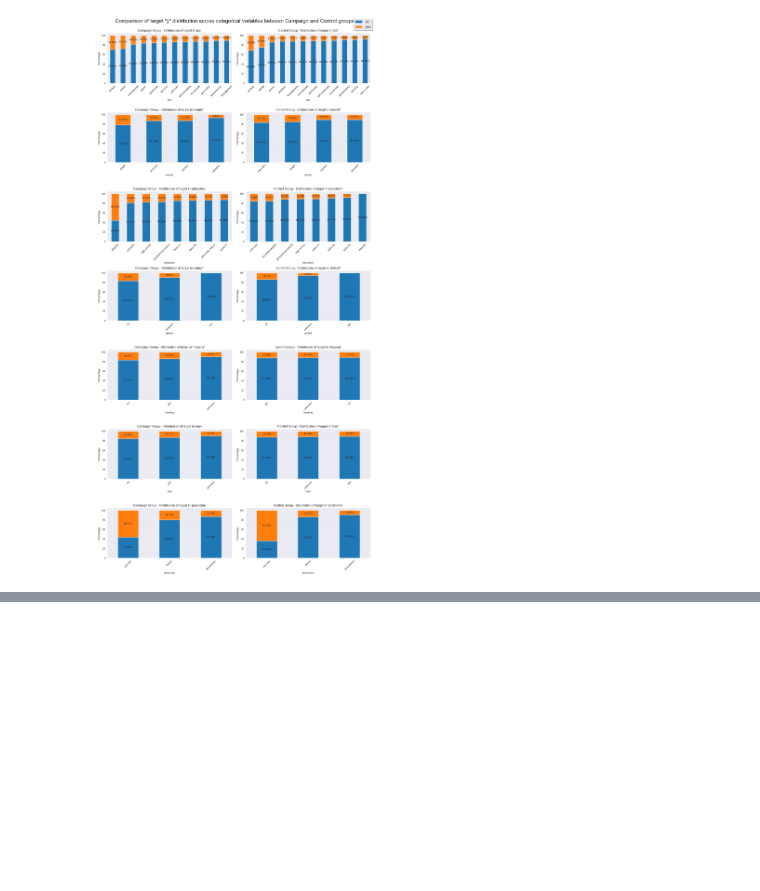
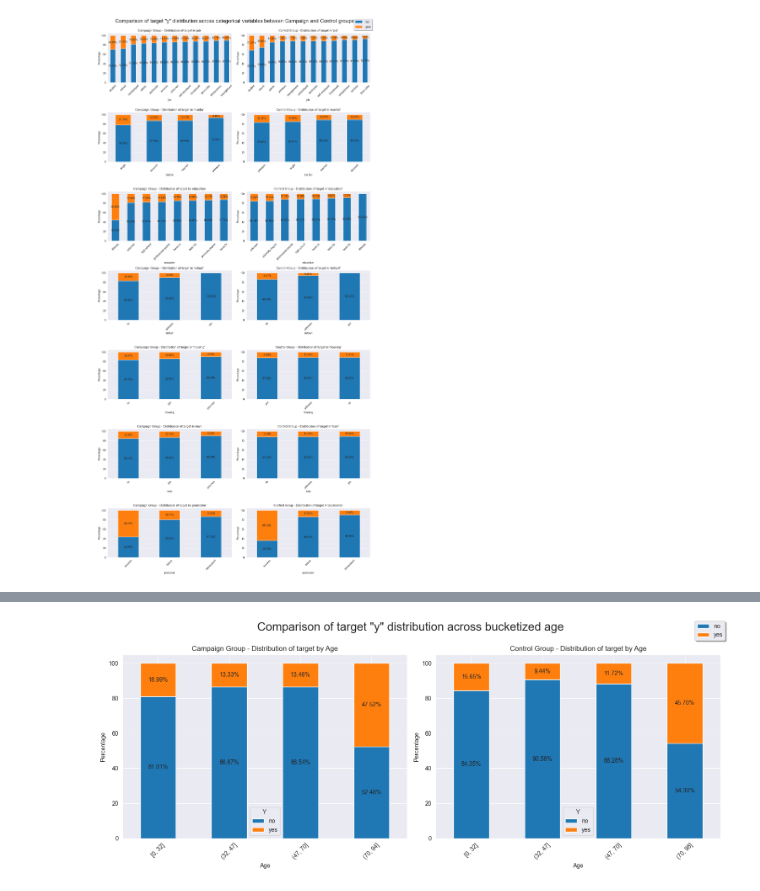
Before and after one commit to zuzannamiazio/RR_project, a Jupyter notebook: project_file.ipynb, the cells around one changed output, grey strips where cells are left out. Saved outputs shown, nothing was run; the diff lists cells and outputs as text; code cells hidden in the pictures; blank space fills up the shorter version.

```diff
--- a/project_file.ipynb
+++ b/project_file.ipynb
@@ -388,0 +505,47 @@ plt.show()
+# %%
+category_distribution_campaign = campaign_group.groupby('age')['y'].value_counts(normalize=True).mul(100).unstack().fillna(0)
+category_distribution_control = control_group.groupby('age')['y'].value_counts(normalize=True).mul(100).unstack().fillna(0)
+
+fig, axes = plt.subplots(nrows=1, ncols=2, figsize=(15, 6))
+
+# Plotting for campaign group
+ax_campaign = category_distribution_campaign.plot(kind='bar', stacked=True, ax=axes[0])
+ax_campaign.set_title("Campaign Group - Distribution of target by Age")
+ax_campaign.set_xlabel('Age')
+ax_campaign.set_ylabel('Percentage')
+ax_campaign.legend(title='Y')
+ax_campaign.tick_params(axis='x', rotation=45)
+
+# Add percentage labels on each bar for campaign group
+for p in ax_campaign.patches:
+    width = p.get_width()
+    height = p.get_height()
+    x, y = p.get_xy()
+    if height > 0:
+        ax_campaign.annotate(f'{height:.2f}%', (x + width / 2, y + height / 2), ha='center', va='center')
+
+# Plotting for control group
+ax_control = category_distribution_control.plot(kind='bar', stacked=True, ax=axes[1])
+ax_control.set_title("Control Group - Distribution of target by Age")
+ax_control.set_xlabel('Age')
+ax_control.set_ylabel('Percentage')
+ax_control.legend(title='Y')
+ax_control.tick_params(axis='x', rotation=45)
+
+# Add percentage labels on each bar for control group
+for p in ax_control.patches:
+    width = p.get_width()
+    height = p.get_height()
+    x, y = p.get_xy()
+    if height > 0:
+        ax_control.annotate(f'{height:.2f}%', (x + width / 2, y + height / 2), ha='center', va='center')
+
+# Add a single legend outside the subplots at the top
+handles, labels = ax_campaign.get_legend_handles_labels()
+fig.legend(handles, labels, loc='upper right', shadow=True, prop={'size': 10})
+
+plt.suptitle('Comparison of target "y" distribution across bucketized age', size=20, y=1)
+plt.tight_layout()
+plt.show()
+# %% [output]
+[figure, added]
```
Also changed, not shown: parts of 19 cells of this notebook.
